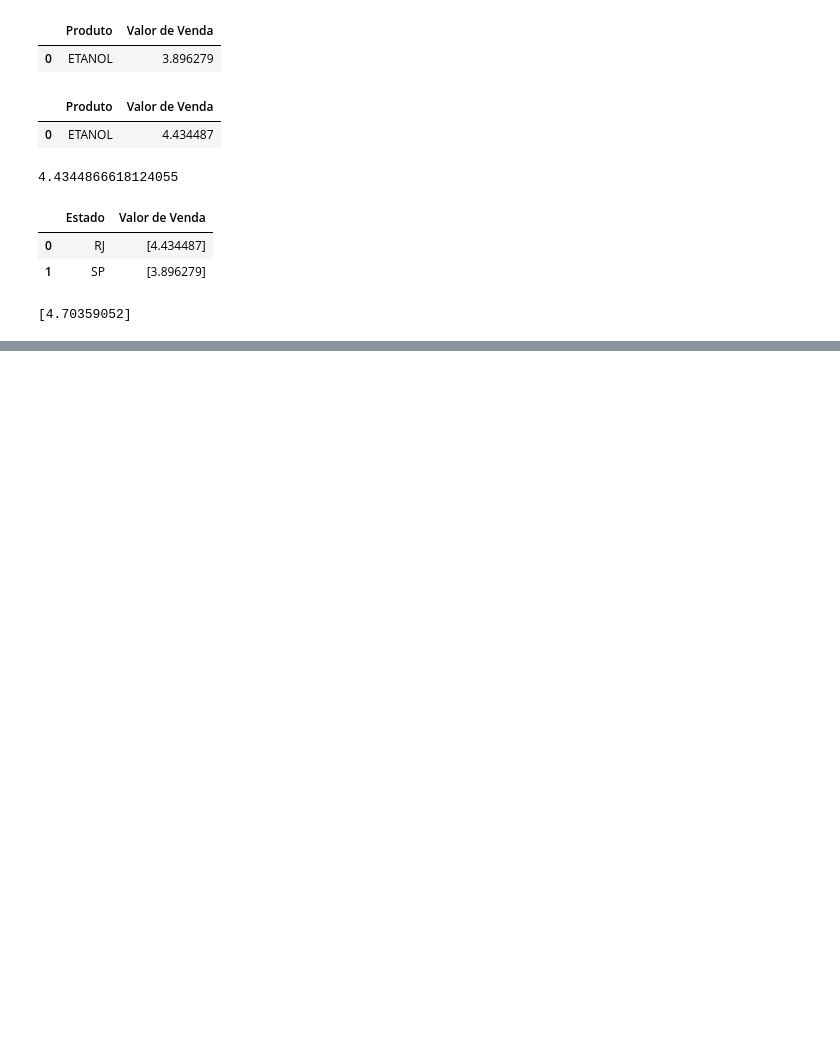
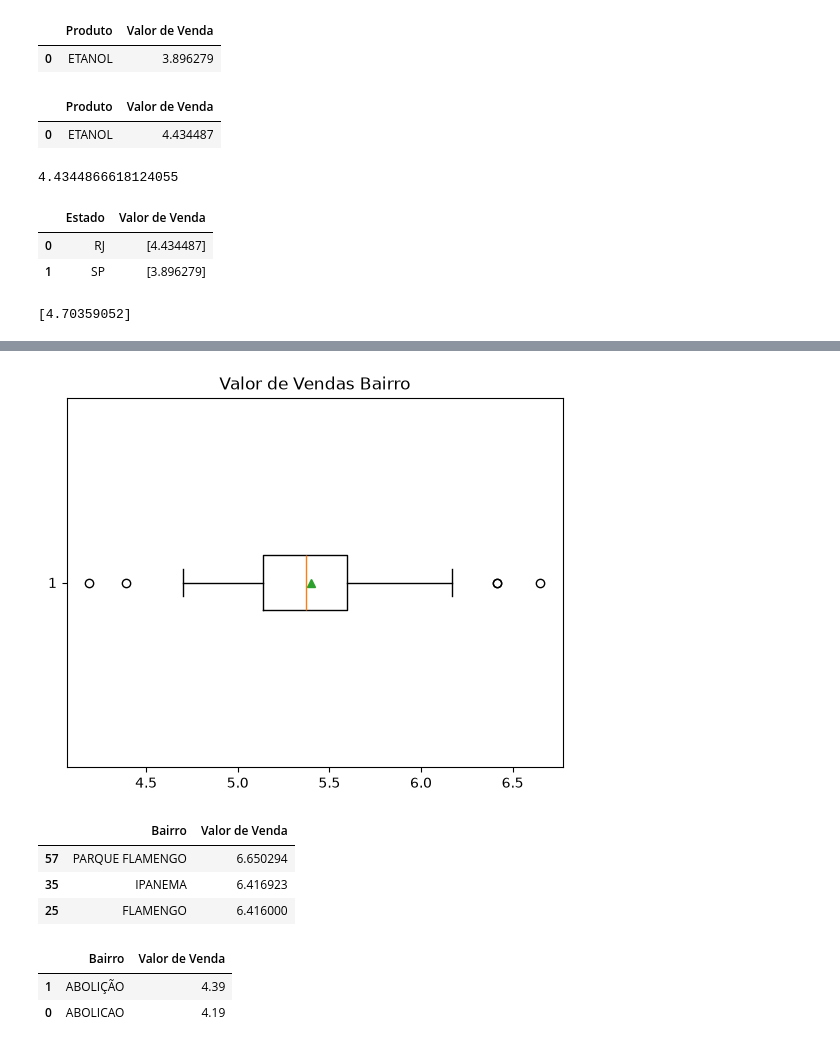
Before and after one commit to RafaelCruz660/UC2_Senac_dados, a Jupyter notebook: Precos_Combustivel_Brasil.ipynb, the cells around one changed output, grey strips where cells are left out. Saved outputs shown, nothing was run; the diff lists cells and outputs as text; code cells hidden in the pictures; blank space fills up the shorter version.

```diff
--- a/Precos_Combustivel_Brasil.ipynb
+++ b/Precos_Combustivel_Brasil.ipynb
@@ -212,0 +217,3 @@ print(limite_superior)
+# %%
+df_rj2 = df.loc[df['Municipio'] == 'RIO DE JANEIRO']
+df_rj2
@@ -212,0 +234,3 @@ print(limite_superior)
+# %%
+df_gasolinastoc_bairro = df_rj2.groupby('Bairro')['Valor de Venda'].mean().reset_index().sort_values(by='Valor de Venda', ascending=False)
+df_gasolinastoc_bairro
@@ -212,0 +283,27 @@ print(limite_superior)
+# %%
+array_bairrorj = np.array(df_gasolinastoc_bairro['Valor de Venda'])
+# %%
+plt.boxplot(array_bairrorj, orientation='horizontal', showmeans=True)
+plt.title('Valor de Vendas Bairro')
+plt.show()
+# %% [output]
+[figure, added]
+# %%
+outliers_superiores = df_gasolinastoc_bairro[df_gasolinastoc_bairro['Valor de Venda'] > limite_superior]
+outliers_superiores = outliers_superiores.sort_values(by='Valor de Venda', ascending=False)
+
+display(outliers_superiores)
+# %% [output]
+|  | Bairro | Valor de Venda |
+| 57 | PARQUE FLAMENGO | 6.650294 |
+| 35 | IPANEMA | 6.416923 |
+| 25 | FLAMENGO | 6.416000 |
+# %%
+outliers_inferiores = df_gasolinastoc_bairro[df_gasolinastoc_bairro['Valor de Venda'] < limite_inferior]
+outliers_inferiores = outliers_inferiores.sort_values(by='Valor de Venda', ascending=False)
+
+display(outliers_inferiores)
+# %% [output]
+|  | Bairro | Valor de Venda |
+| 1 | ABOLIÇÃO | 4.39 |
+| 0 | ABOLICAO | 4.19 |
```
Also changed, not shown: parts of 5 cells of this notebook.
